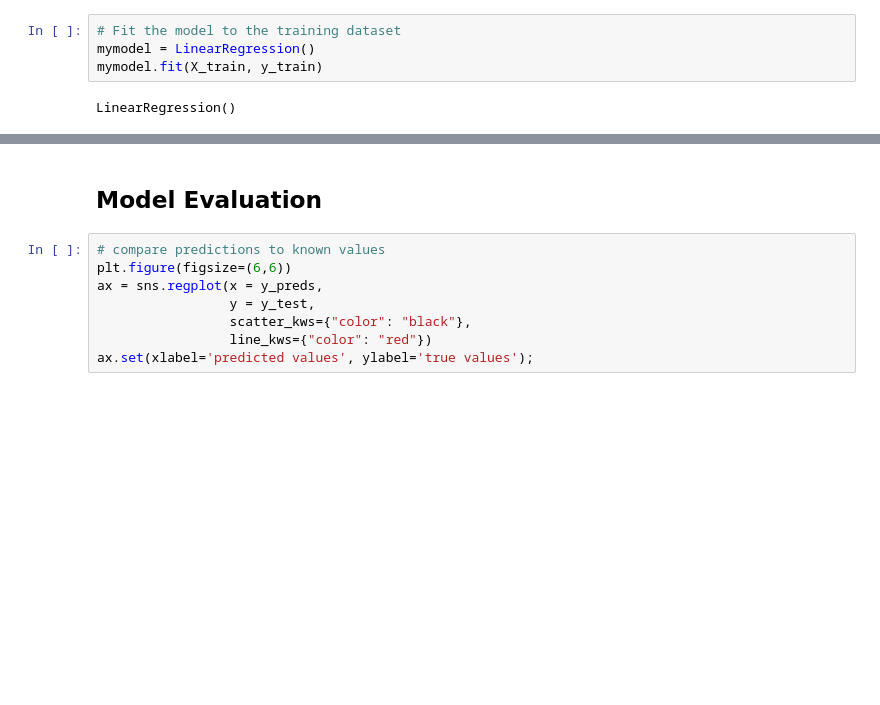
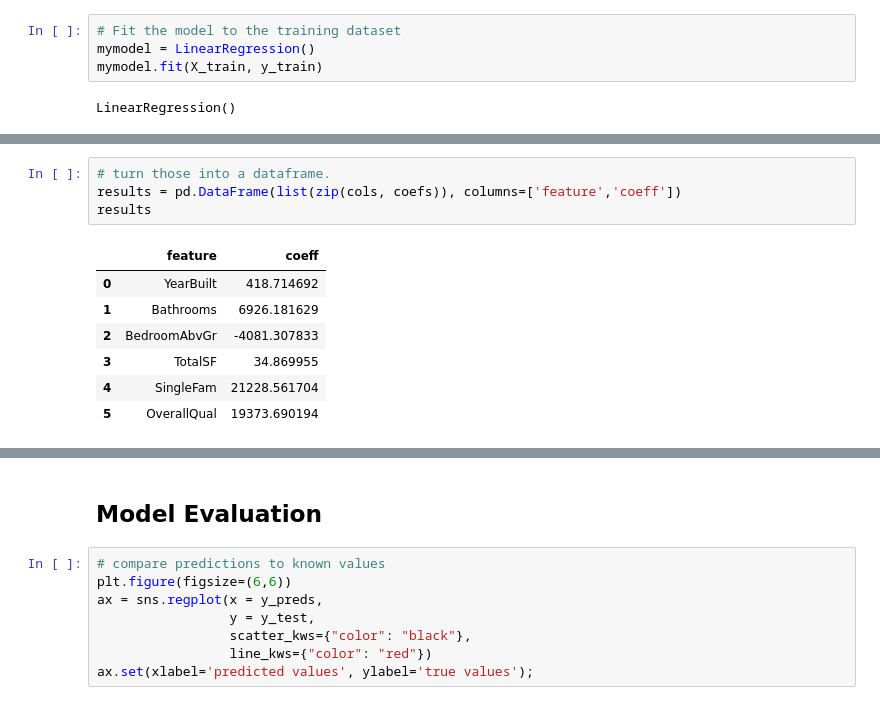
Before and after one commit to MMartGA99/501-linear-reg-ames-housing, a Jupyter notebook: analysis/ames-housing-saleprice.ipynb, the cells around one changed output, grey strips where cells are left out. Cells and saved outputs as stored; diff of their text form; blank space fills up the shorter version.

```diff
--- a/analysis/ames-housing-saleprice.ipynb
+++ b/analysis/ames-housing-saleprice.ipynb
@@ -220,3 +253,15 @@ Regression Equation:  y = -1360501.3809 + 704.4287*YearBuilt + 12738.4775*Bathro
+# %%
+# turn those into a dataframe.
+results = pd.DataFrame(list(zip(cols, coefs)), columns=['feature','coeff'])
+results
+# %% [output]
+|  | feature | coeff |
+| 0 | YearBuilt | 418.714692 |
+| 1 | Bathrooms | 6926.181629 |
+| 2 | BedroomAbvGr | -4081.307833 |
+| 3 | TotalSF | 34.869955 |
+| 4 | SingleFam | 21228.561704 |
+| 5 | OverallQual | 19373.690194 |
 # %%
 # Predict the y-values on the testing dataset & examine the first few
 y_preds = [int(x) for x in mymodel.predict(X_test)]
```
Also changed, not shown: parts of 14 cells of this notebook, 2 other files.
